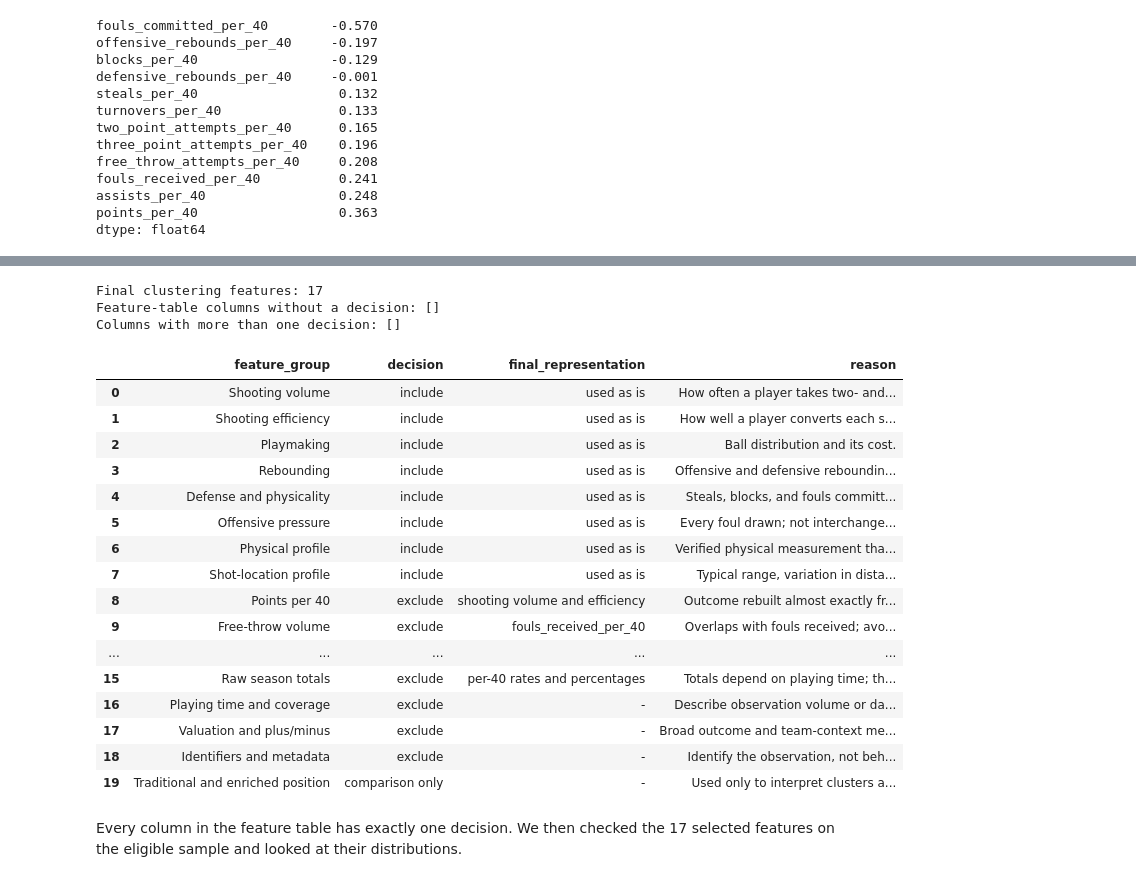
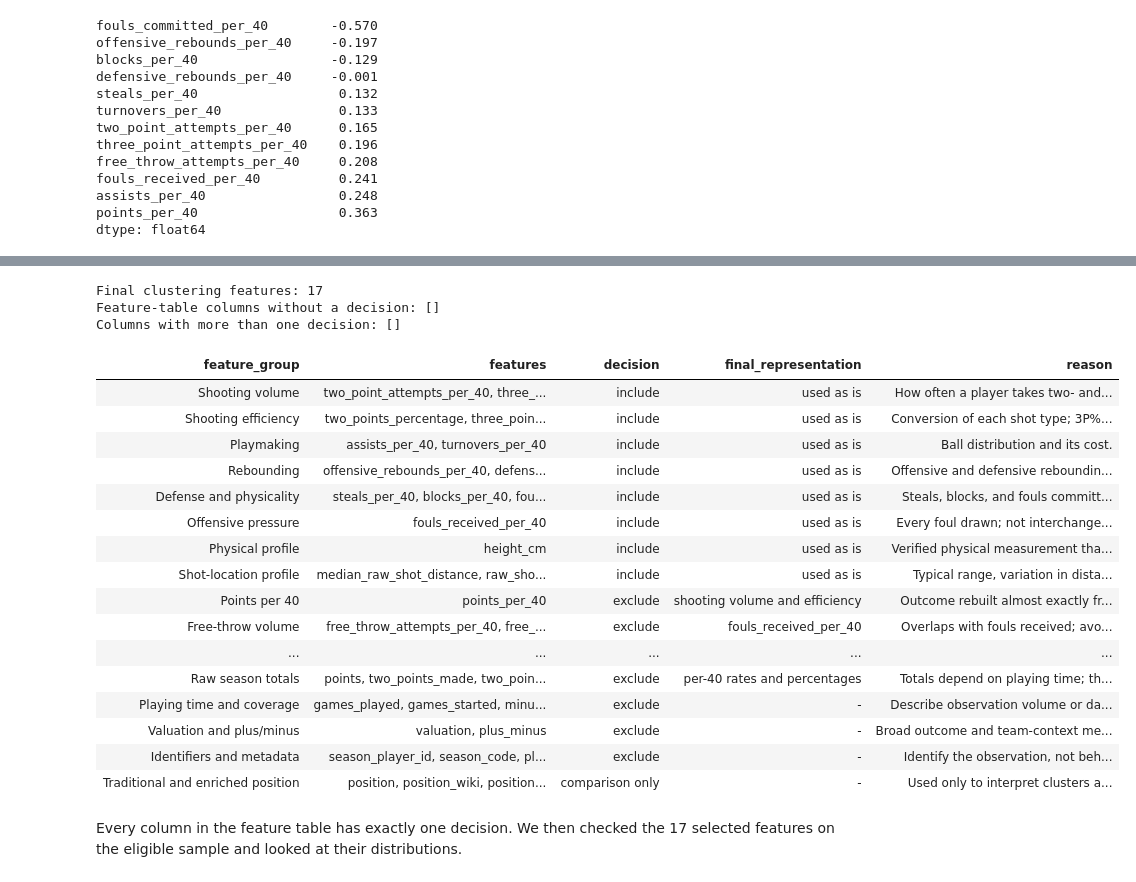
Before and after one commit to DoronWolinsky/Yuval-and-Doron-s-final-project---EuroLeague-player-roles, a Jupyter notebook: notebooks/EuroLeague_Player_Roles_Project.ipynb, the cells around one changed output, grey strips where cells are left out. Saved outputs shown, nothing was run; the diff lists cells and outputs as text; code cells hidden in the pictures.

```diff
--- a/notebooks/EuroLeague_Player_Roles_Project.ipynb
+++ b/notebooks/EuroLeague_Player_Roles_Project.ipynb
@@ -2063,9 +2070,9 @@ POSITION_COLS = ["position", "position_wiki", "position_365scores", "position_re
                  "position_reconciled_source", "position_reconciled_3cat"]
 FEATURE_DECISIONS = [
     ("Shooting volume", FINAL_CLUSTERING_FEATURES[0:2], "include", "used as is",
-     "How often a player takes two- and three-point shots, on a per-game scale."),
+     "How often a player takes two- and three-point shots, normalized to a 40-minute regulation game."),
     ("Shooting efficiency", FINAL_CLUSTERING_FEATURES[2:5], "include", "used as is",
-     "How well a player converts each shot type; zero-attempt gaps filled with the eligible median."),
+     "Conversion of each shot type; 3P% and FT% zero-attempt gaps median-filled, 2P% defined for every eligible row."),
     ("Playmaking", FINAL_CLUSTERING_FEATURES[5:7], "include", "used as is",
      "Ball distribution and its cost."),
     ("Rebounding", FINAL_CLUSTERING_FEATURES[7:9], "include", "used as is",
@@ -2086,8 +2093,8 @@ FEATURE_DECISIONS = [
                         "event_two_point_attempt_share", "event_three_point_attempt_share"], "exclude",
      "per-40 attempt rates and shot-location profile",
      "Exact complements; event shares duplicate the season shares."),
-    ("Attempt flags", ["has_three_point_attempts", "has_free_throw_attempts"], "QA only",
-     "per-40 attempt rates", "Kept for missing-value handling and QA; attempt volume carries this behavior."),
+    ("Attempt flags", ["has_three_point_attempts", "has_free_throw_attempts"], "QA only", "-",
+     "Retained for QA and missing-value handling; not clustering inputs."),
     ("Unused coordinate summaries", ["mean_lateral_shot_position", "mean_raw_shot_distance",
                                      "mean_longitudinal_shot_position", "longitudinal_shot_position_std"],
      "exclude", "shot-location profile",
@@ -2101,52 +2108,53 @@ FEATURE_DECISIONS = [
                            "field_goal_attempts", "offensive_rebounds", "defensive_rebounds",
                            "total_rebounds", "assists", "steals", "turnovers", "blocks_favour",
                            "blocks_against", "fouls_committed", "fouls_received"], "exclude",
      "per-40 rates and percentages", "Totals depend on playing time; the selected rates represent the same actions."),
     ("Playing time and coverage", ["games_played", "games_started", "minutes", "eligible_for_modeling",
                                    "has_positive_minutes", "has_positive_games", "has_event_data",
                                    "has_valid_spatial_data", "shot_event_count", "valid_spatial_shot_count",
                                    "valid_zone_shot_count"], "exclude", "-",
      "Describe observation volume or data quality, not role."),
     ("Valuation and plus/minus", ["valuation", "plus_minus"], "exclude", "-",
      "Broad outcome and team-context measures, not a specific role dimension."),
     ("Identifiers and metadata", ["season_player_id", "season_code", "player_id", "player", "team_id",
                                   "nationality", "born"], "exclude", "-", "Identify the observation, not behavior."),
     ("Traditional and enriched position", POSITION_COLS, "comparison only", "-",
      "Used only to interpret clusters afterwards, never to define them."),
 ]
 feature_decisions = pd.DataFrame(
     [(group, ", ".join(cols), decision, representation, reason)
      for group, cols, decision, representation, reason in FEATURE_DECISIONS],
     columns=["feature_group", "features", "decision", "final_representation", "reason"])
 feature_decisions.to_csv(TABLE_DIR / "final_clustering_feature_decisions.csv", index=False)
 
 decided_columns = [c for _, cols, *_ in FEATURE_DECISIONS for c in cols]
 print(f"Final clustering features: {len(FINAL_CLUSTERING_FEATURES)}")
 print(f"Feature-table columns without a decision: {sorted(set(features.columns) - set(decided_columns))}")
 print(f"Columns with more than one decision: {sorted({c for c in decided_columns if decided_columns.count(c) > 1})}")
-with pd.option_context("display.max_colwidth", 60):
-    display(feature_decisions[["feature_group", "decision", "final_representation", "reason"]])
+with pd.option_context("display.max_colwidth", None):
+    display(feature_decisions.style.hide(axis="index").set_properties(
+        **{"text-align": "left", "white-space": "normal"}))
 # %% [output]
 Final clustering features: 17
 Feature-table columns without a decision: []
 Columns with more than one decision: []
-|  | feature_group | decision | final_representation | reason |
-| 0 | Shooting volume | include | used as is | How often a player takes two- and... |
-| 1 | Shooting efficiency | include | used as is | How well a player converts each s... |
-| 2 | Playmaking | include | used as is | Ball distribution and its cost. |
-| 3 | Rebounding | include | used as is | Offensive and defensive reboundin... |
-| 4 | Defense and physicality | include | used as is | Steals, blocks, and fouls committ... |
-| 5 | Offensive pressure | include | used as is | Every foul drawn; not interchange... |
-| 6 | Physical profile | include | used as is | Verified physical measurement tha... |
-| 7 | Shot-location profile | include | used as is | Typical range, variation in dista... |
-| 8 | Points per 40 | exclude | shooting volume and efficiency | Outcome rebuilt almost exactly fr... |
-| 9 | Free-throw volume | exclude | fouls_received_per_40 | Overlaps with fouls received; avo... |
+| feature_group | features | decision | final_representation | reason |
+| Shooting volume | two_point_attempts_per_40, three_... | include | used as is | How often a player takes two- and... |
+| Shooting efficiency | two_points_percentage, three_poin... | include | used as is | Conversion of each shot type; 3P%... |
+| Playmaking | assists_per_40, turnovers_per_40 | include | used as is | Ball distribution and its cost. |
+| Rebounding | offensive_rebounds_per_40, defens... | include | used as is | Offensive and defensive reboundin... |
+| Defense and physicality | steals_per_40, blocks_per_40, fou... | include | used as is | Steals, blocks, and fouls committ... |
+| Offensive pressure | fouls_received_per_40 | include | used as is | Every foul drawn; not interchange... |
+| Physical profile | height_cm | include | used as is | Verified physical measurement tha... |
+| Shot-location profile | median_raw_shot_distance, raw_sho... | include | used as is | Typical range, variation in dista... |
+| Points per 40 | points_per_40 | exclude | shooting volume and efficiency | Outcome rebuilt almost exactly fr... |
+| Free-throw volume | free_throw_attempts_per_40, free_... | exclude | fouls_received_per_40 | Overlaps with fouls received; avo... |
 | ... | ... | ... | ... | ... |
-| 15 | Raw season totals | exclude | per-40 rates and percentages | Totals depend on playing time; th... |
-| 16 | Playing time and coverage | exclude | - | Describe observation volume or da... |
-| 17 | Valuation and plus/minus | exclude | - | Broad outcome and team-context me... |
-| 18 | Identifiers and metadata | exclude | - | Identify the observation, not beh... |
-| 19 | Traditional and enriched position | comparison only | - | Used only to interpret clusters a... |
+| Raw season totals | points, two_points_made, two_poin... | exclude | per-40 rates and percentages | Totals depend on playing time; th... |
+| Playing time and coverage | games_played, games_started, minu... | exclude | - | Describe observation volume or da... |
+| Valuation and plus/minus | valuation, plus_minus | exclude | - | Broad outcome and team-context me... |
+| Identifiers and metadata | season_player_id, season_code, pl... | exclude | - | Identify the observation, not beh... |
+| Traditional and enriched position | position, position_wiki, position... | comparison only | - | Used only to interpret clusters a... |
 # %% [markdown]
 Every column in the feature table has exactly one decision. We then checked the 17 selected
 features on the eligible sample and looked at their distributions.
```
Also changed, not shown: parts of 12 cells of this notebook, 2 other files.
